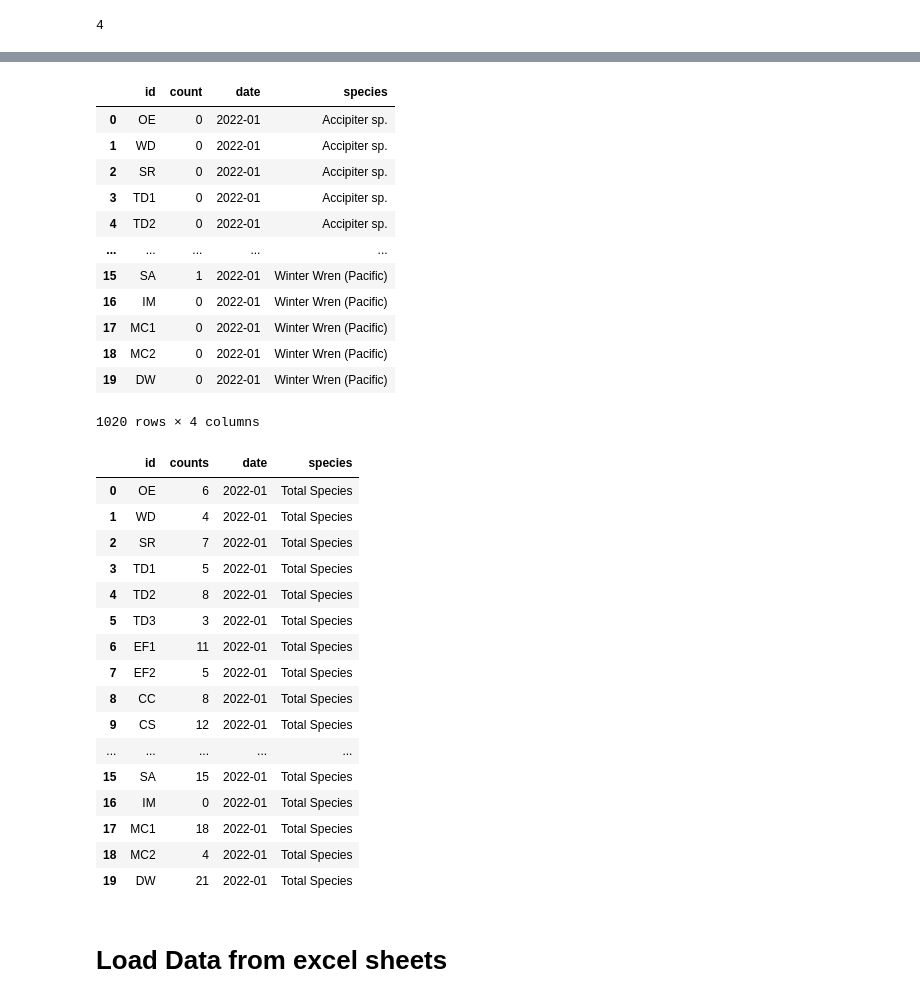
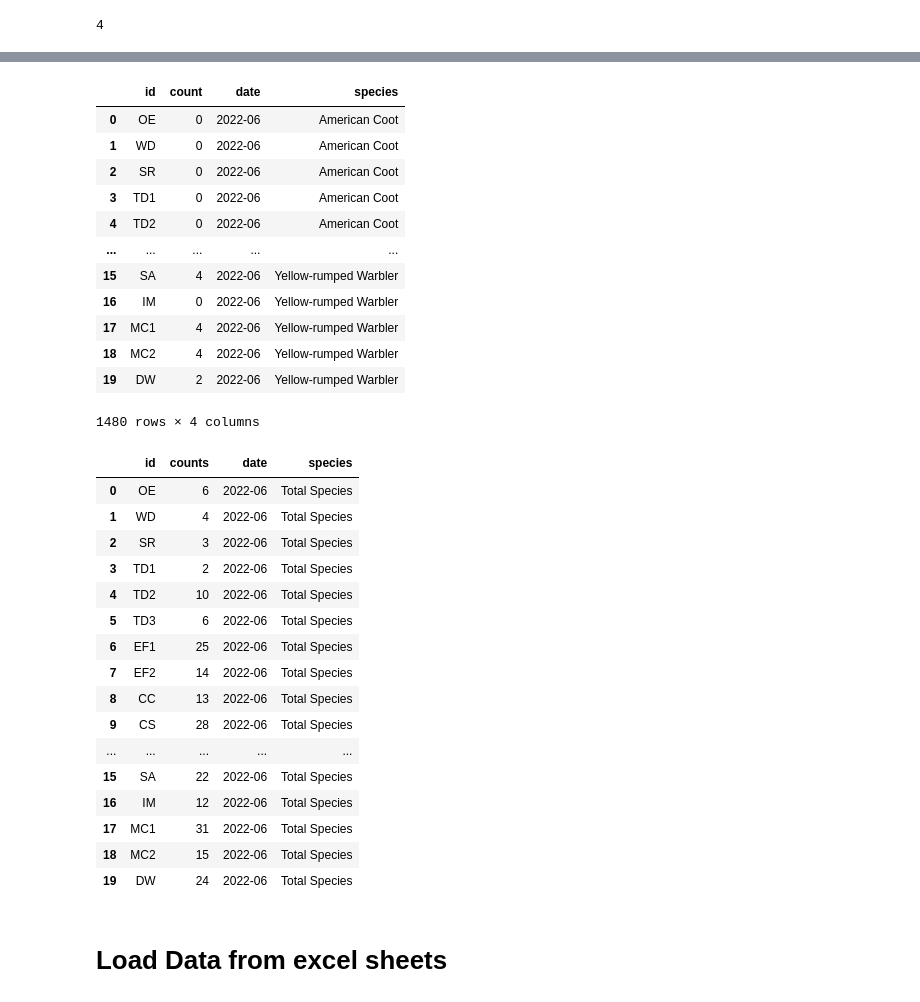
Before and after one commit to KyleKulas/bird_count, a Jupyter notebook: dev/dev_notebook.ipynb, the cells around one changed output, grey strips where cells are left out. Saved outputs shown, nothing was run; the diff lists cells and outputs as text; code cells hidden in the pictures.

```diff
--- a/dev/dev_notebook.ipynb
+++ b/dev/dev_notebook.ipynb
@@ -107,8 +112,8 @@ idx[0]
 # %% [output]
 4
 # %%
-df1 = pd.read_excel(file_path,  sheet_name='Jul', header=idx[0])
+df1 = pd.read_excel(file_path,  sheet_name='May', header=idx[0])
 columns = df1.columns
-df.info()
+df1.info()
 # %% [output]
 <class 'pandas.core.frame.DataFrame'>
@@ -141,47 +236,47 @@ df2 = df2.drop('Totals')
 # transpose to long form
 df4 = pd.DataFrame()
 for species in df2.index:
-    species_count = df2.loc[species].T
-    species_df = pd.DataFrame({'id': species_count.index, 'count': species_count.values, 'date': '2022-01', 'species': species})
+    species_count = df2.loc[species]
+    species_df = pd.DataFrame({'id': species_count.index, 'count': species_count.values, 'date': '2022-06', 'species': species})
     df4 = pd.concat([df4, species_df])
 df4
 # %% [output]
 |  | id | count | date | species |
-| 0 | OE | 0 | 2022-01 | Accipiter sp. |
-| 1 | WD | 0 | 2022-01 | Accipiter sp. |
-| 2 | SR | 0 | 2022-01 | Accipiter sp. |
-| 3 | TD1 | 0 | 2022-01 | Accipiter sp. |
-| 4 | TD2 | 0 | 2022-01 | Accipiter sp. |
+| 0 | OE | 0 | 2022-06 | American Coot |
+| 1 | WD | 0 | 2022-06 | American Coot |
+| 2 | SR | 0 | 2022-06 | American Coot |
+| 3 | TD1 | 0 | 2022-06 | American Coot |
+| 4 | TD2 | 0 | 2022-06 | American Coot |
 | ... | ... | ... | ... | ... |
-| 15 | SA | 1 | 2022-01 | Winter Wren (Pacific) |
-| 16 | IM | 0 | 2022-01 | Winter Wren (Pacific) |
-| 17 | MC1 | 0 | 2022-01 | Winter Wren (Pacific) |
-| 18 | MC2 | 0 | 2022-01 | Winter Wren (Pacific) |
-| 19 | DW | 0 | 2022-01 | Winter Wren (Pacific) |
+| 15 | SA | 4 | 2022-06 | Yellow-rumped Warbler |
+| 16 | IM | 0 | 2022-06 | Yellow-rumped Warbler |
+| 17 | MC1 | 4 | 2022-06 | Yellow-rumped Warbler |
+| 18 | MC2 | 4 | 2022-06 | Yellow-rumped Warbler |
+| 19 | DW | 2 | 2022-06 | Yellow-rumped Warbler |
-1020 rows × 4 columns
+1480 rows × 4 columns
 # %%
-# Total species
+# Total number of species for individual areas
 total_count = df2.gt(0).sum(axis=0)
-df3 = pd.DataFrame({'id': total_count.index, 'counts': total_count.values, 'date':'2022-01', 'species': 'Total Species'})
+df3 = pd.DataFrame({'id': total_count.index, 'counts': total_count.values, 'date':'2022-06', 'species': 'Total Species'})
 df3
 # %% [output]
 |  | id | counts | date | species |
-| 0 | OE | 6 | 2022-01 | Total Species |
-| 1 | WD | 4 | 2022-01 | Total Species |
-| 2 | SR | 7 | 2022-01 | Total Species |
-| 3 | TD1 | 5 | 2022-01 | Total Species |
-| 4 | TD2 | 8 | 2022-01 | Total Species |
-| 5 | TD3 | 3 | 2022-01 | Total Species |
-| 6 | EF1 | 11 | 2022-01 | Total Species |
-| 7 | EF2 | 5 | 2022-01 | Total Species |
-| 8 | CC | 8 | 2022-01 | Total Species |
-| 9 | CS | 12 | 2022-01 | Total Species |
+| 0 | OE | 6 | 2022-06 | Total Species |
+| 1 | WD | 4 | 2022-06 | Total Species |
+| 2 | SR | 3 | 2022-06 | Total Species |
+| 3 | TD1 | 2 | 2022-06 | Total Species |
+| 4 | TD2 | 10 | 2022-06 | Total Species |
+| 5 | TD3 | 6 | 2022-06 | Total Species |
+| 6 | EF1 | 25 | 2022-06 | Total Species |
+| 7 | EF2 | 14 | 2022-06 | Total Species |
+| 8 | CC | 13 | 2022-06 | Total Species |
+| 9 | CS | 28 | 2022-06 | Total Species |
 | ... | ... | ... | ... | ... |
-| 15 | SA | 15 | 2022-01 | Total Species |
-| 16 | IM | 0 | 2022-01 | Total Species |
-| 17 | MC1 | 18 | 2022-01 | Total Species |
-| 18 | MC2 | 4 | 2022-01 | Total Species |
-| 19 | DW | 21 | 2022-01 | Total Species |
+| 15 | SA | 22 | 2022-06 | Total Species |
+| 16 | IM | 12 | 2022-06 | Total Species |
+| 17 | MC1 | 31 | 2022-06 | Total Species |
+| 18 | MC2 | 15 | 2022-06 | Total Species |
+| 19 | DW | 24 | 2022-06 | Total Species |
 # %% [markdown]
 # Load Data from excel sheets
 # %%
```
Also changed, not shown: parts of 36 cells of this notebook.
